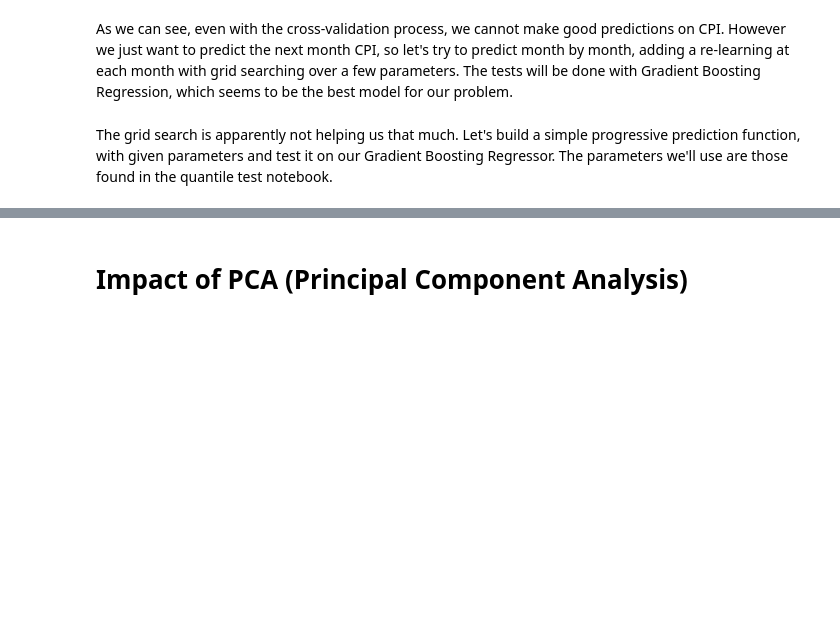
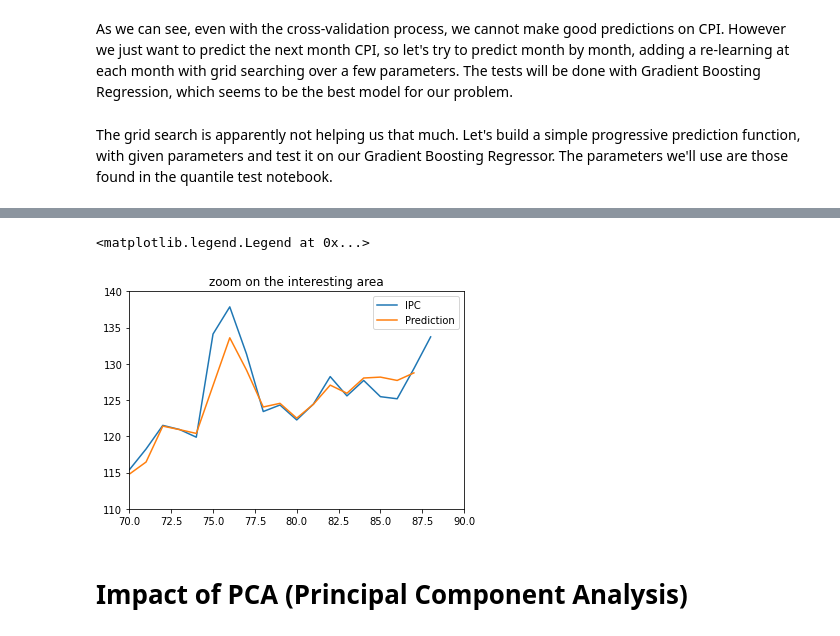
Before and after one commit to TristanBeuzelin/Projet-info-BNP, a Jupyter notebook: programms/simulations/Notebook/Global_notebook.ipynb, the cells around one changed output, grey strips where cells are left out. Drawn from its saved outputs; the diff is of its cells as text; code cells hidden in the pictures; blank space fills up the shorter version.

```diff
--- a/programms/simulations/Notebook/Global_notebook.ipynb
+++ b/programms/simulations/Notebook/Global_notebook.ipynb
@@ -259,3 +249,13 @@ RMSE on train set: 1.7622510529237512e-05
+# %%
+plt.plot(range(len(IPC)), IPC, label = "IPC")
+plt.plot(range(len(Predict)), Predict, label = "Prediction")
+plt.xlim(70,90)
+plt.ylim(110, 140)
+plt.title("zoom on the interesting area")
+plt.legend()
+# %% [output]
+<matplotlib.legend.Legend at 0x...>
+[figure, added]
 # %% [markdown]
 # Impact of PCA (Principal Component Analysis)
 # %% [markdown]
```
Also changed, not shown: parts of 17 cells of this notebook.
